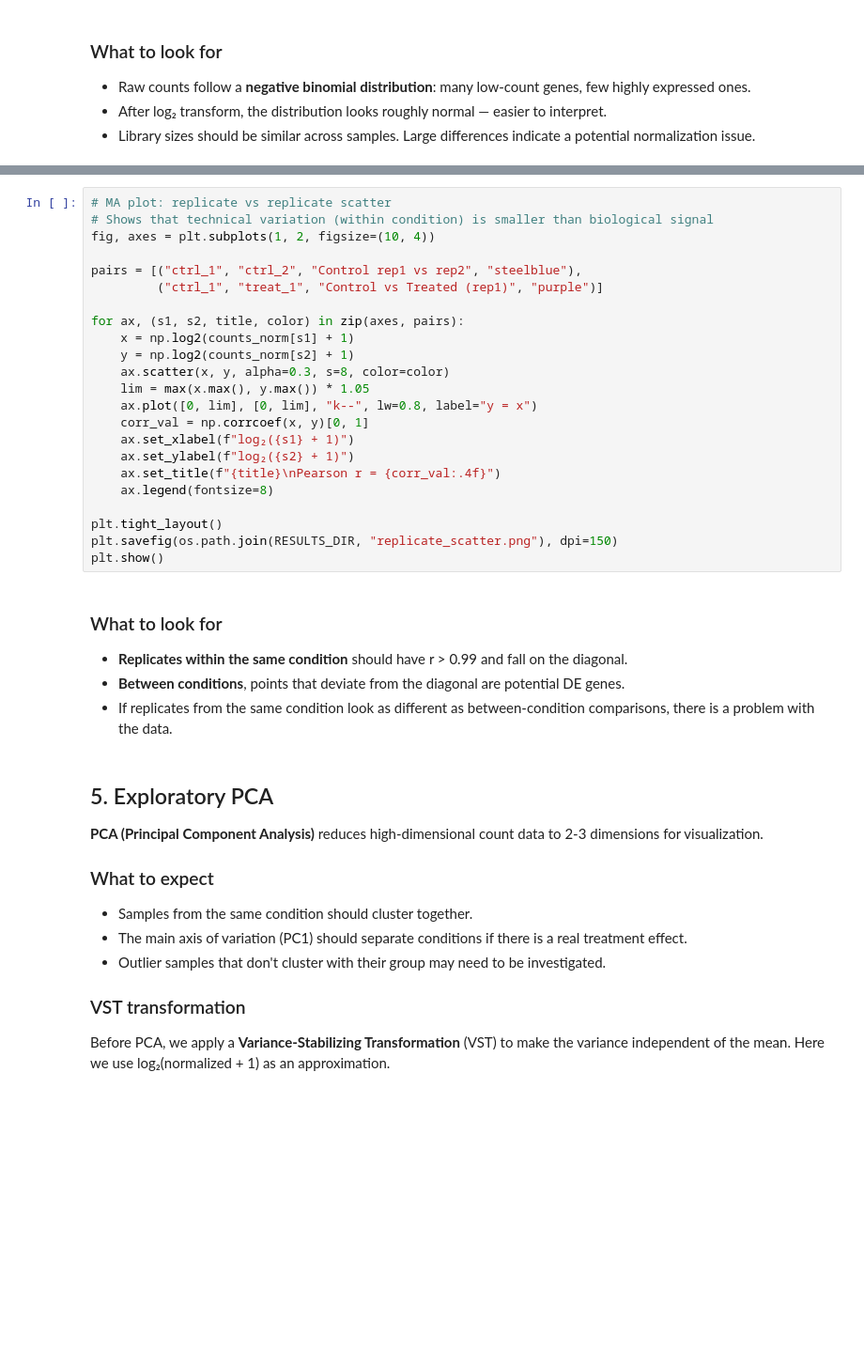
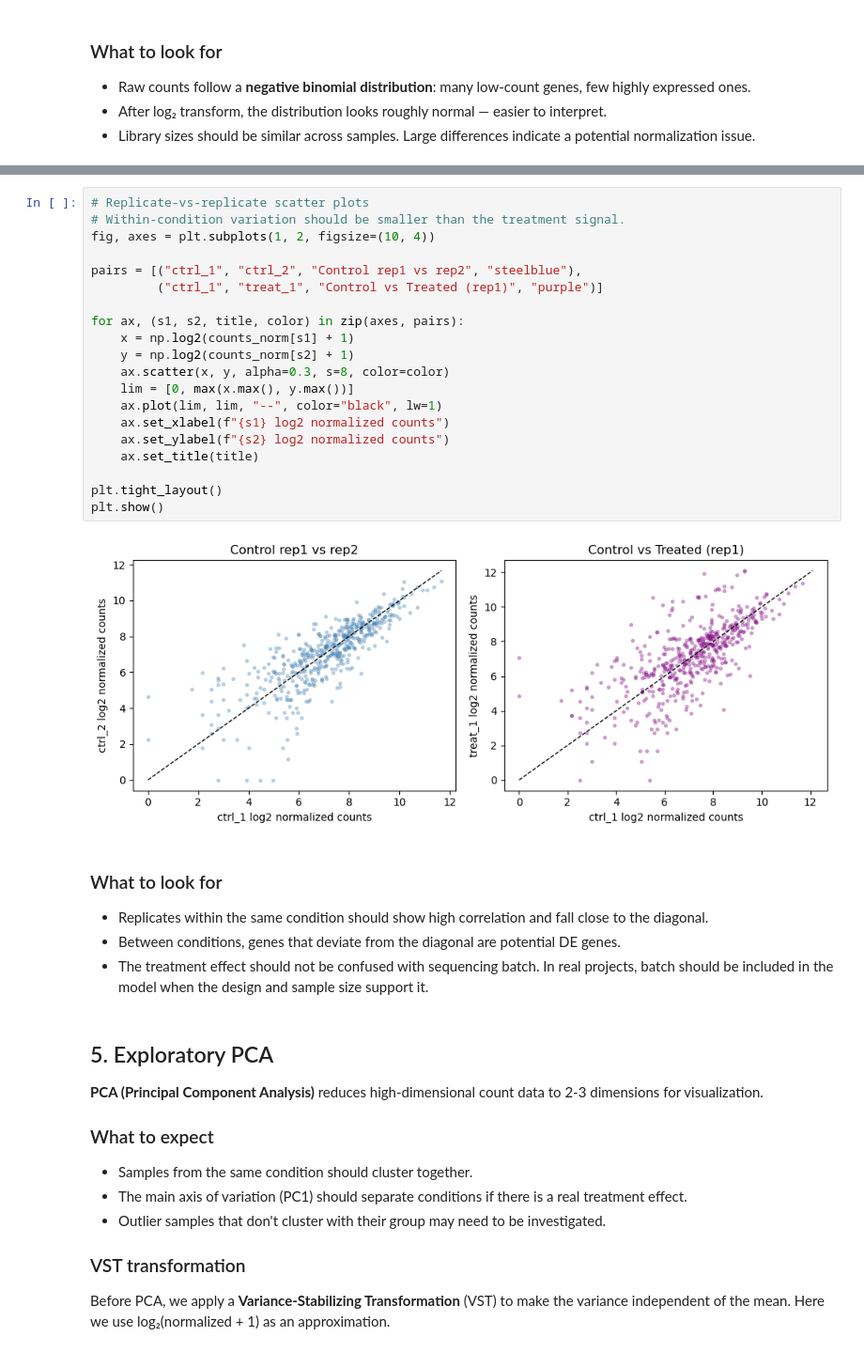
Before and after one commit to FelipeMelis/clases-sistemas-microbiologicos, a Jupyter notebook: modulo2_DESeq_PyDESeq2/notebook/deseq2_pipeline.ipynb, the cells around one changed output, grey strips where cells are left out. Shown at 94% size. Drawn from its saved outputs; the diff is of its cells as text; blank space fills up the shorter version.

```diff
--- a/modulo2_DESeq_PyDESeq2/notebook/deseq2_pipeline.ipynb
+++ b/modulo2_DESeq_PyDESeq2/notebook/deseq2_pipeline.ipynb
@@ -249,32 +352,31 @@ print("Blue = control, Red = treated")
 # %%
-# MA plot: replicate vs replicate scatter
-# Shows that technical variation (within condition) is smaller than biological signal
+# Replicate-vs-replicate scatter plots
+# Within-condition variation should be smaller than the treatment signal.
 fig, axes = plt.subplots(1, 2, figsize=(10, 4))
 
 pairs = [("ctrl_1", "ctrl_2", "Control rep1 vs rep2", "steelblue"),
          ("ctrl_1", "treat_1", "Control vs Treated (rep1)", "purple")]
 
 for ax, (s1, s2, title, color) in zip(axes, pairs):
     x = np.log2(counts_norm[s1] + 1)
     y = np.log2(counts_norm[s2] + 1)
     ax.scatter(x, y, alpha=0.3, s=8, color=color)
-    lim = max(x.max(), y.max()) * 1.05
-    ax.plot([0, lim], [0, lim], "k--", lw=0.8, label="y = x")
-    corr_val = np.corrcoef(x, y)[0, 1]
-    ax.set_xlabel(f"log₂({s1} + 1)")
-    ax.set_ylabel(f"log₂({s2} + 1)")
-    ax.set_title(f"{title}\nPearson r = {corr_val:.4f}")
-    ax.legend(fontsize=8)
+    lim = [0, max(x.max(), y.max())]
+    ax.plot(lim, lim, "--", color="black", lw=1)
+    ax.set_xlabel(f"{s1} log2 normalized counts")
+    ax.set_ylabel(f"{s2} log2 normalized counts")
+    ax.set_title(title)
 
 plt.tight_layout()
-plt.savefig(os.path.join(RESULTS_DIR, "replicate_scatter.png"), dpi=150)
 plt.show()
+# %% [output]
+[figure, added]
 # %% [markdown]
 ### What to look for
 
-- **Replicates within the same condition** should have r > 0.99 and fall on the diagonal.
-- **Between conditions**, points that deviate from the diagonal are potential DE genes.
-- If replicates from the same condition look as different as between-condition comparisons, there is a problem with the data.
+- Replicates within the same condition should show high correlation and fall close to the diagonal.
+- Between conditions, genes that deviate from the diagonal are potential DE genes.
+- The treatment effect should not be confused with sequencing batch. In real projects, batch should be included in the model when the design and sample size support it.
 # %% [markdown]
 ## 5. Exploratory PCA
 
```
Also changed, not shown: parts of 32 cells of this notebook, 19 other files.
